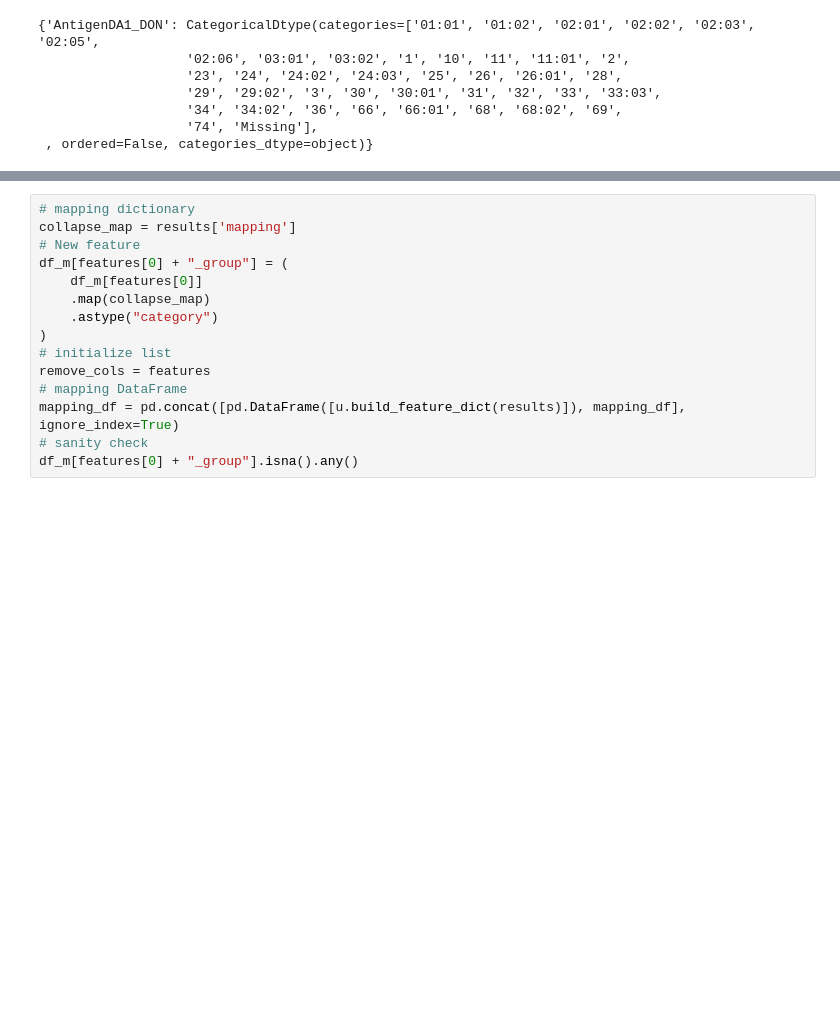
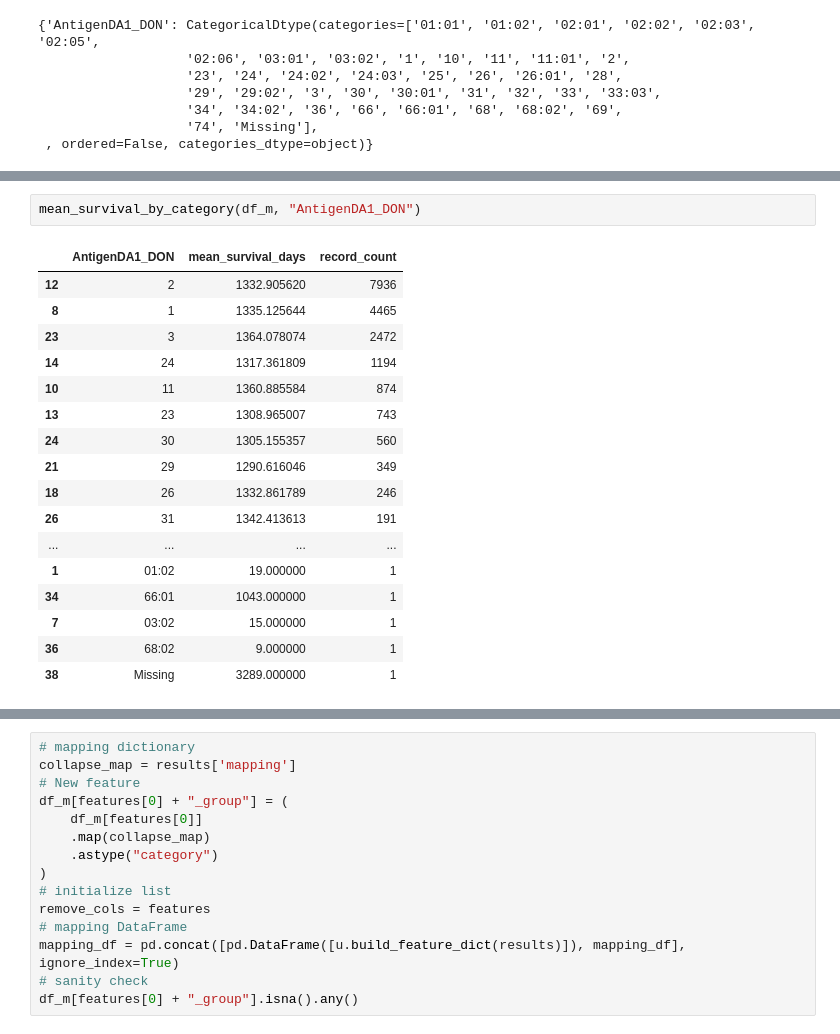
Before and after one commit to SirErikPak/UNOS, a Jupyter notebook: Notebook/WrangleDonor.ipynb, the cells around one changed output, grey strips where cells are left out. Cells and saved outputs as stored; diff of their text form; blank space fills up the shorter version.

```diff
--- a/Notebook/WrangleDonor.ipynb
+++ b/Notebook/WrangleDonor.ipynb
@@ -390,0 +194,20 @@ SKIPPED: Pairwise results are suppressed as per user request.
+# %%
+mean_survival_by_category(df_m, "AntigenDA1_DON")
+# %% [output]
+|  | AntigenDA1_DON | mean_survival_days | record_count |
+| 12 | 2 | 1332.905620 | 7936 |
+| 8 | 1 | 1335.125644 | 4465 |
+| 23 | 3 | 1364.078074 | 2472 |
+| 14 | 24 | 1317.361809 | 1194 |
+| 10 | 11 | 1360.885584 | 874 |
+| 13 | 23 | 1308.965007 | 743 |
+| 24 | 30 | 1305.155357 | 560 |
+| 21 | 29 | 1290.616046 | 349 |
+| 18 | 26 | 1332.861789 | 246 |
+| 26 | 31 | 1342.413613 | 191 |
+| ... | ... | ... | ... |
+| 1 | 01:02 | 19.000000 | 1 |
+| 34 | 66:01 | 1043.000000 | 1 |
+| 7 | 03:02 | 15.000000 | 1 |
+| 36 | 68:02 | 9.000000 | 1 |
+| 38 | Missing | 3289.000000 | 1 |
```
Also changed, not shown: parts of 14 cells of this notebook, 1 other file.
